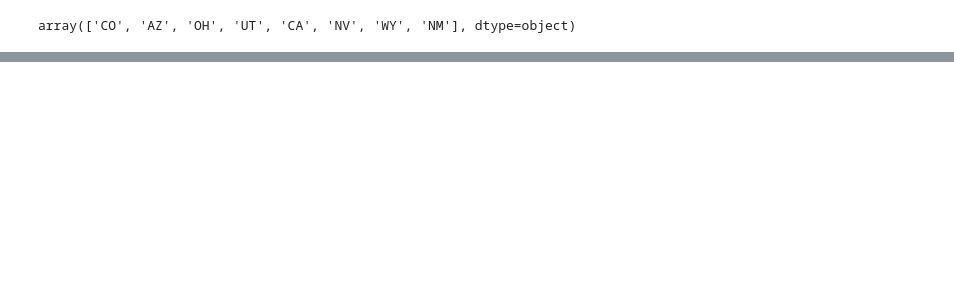
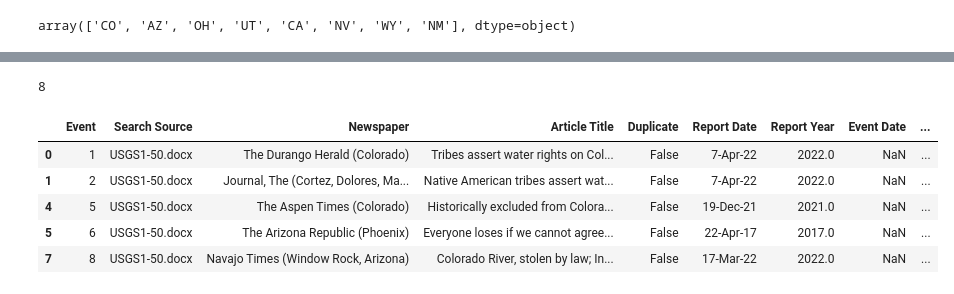
Before and after one commit to marietolteca00/eds220-2025-sections, a Jupyter notebook: section-2-co-basin-water-conflicts.ipynb, the cells around one changed output, grey strips where cells are left out. Cells and saved outputs as stored; diff of their text form; code cells hidden in the pictures; blank space fills up the shorter version.

```diff
--- a/section-2-co-basin-water-conflicts.ipynb
+++ b/section-2-co-basin-water-conflicts.ipynb
@@ -168,0 +223,14 @@ array(['CO', 'AZ', 'OH', 'UT', 'CA', 'NV', 'WY', 'NM'], dtype=object)
+# %%
+# Tells you how many unique values there are- WOULDN'T WORK
+water_con['State'].str.split('; ', expand=True).stack().nunique()
+# %% [output]
+8
+# %%
+water_con.head()
+# %% [output]
+|  | Event | Search Source | Newspaper | Article Title | Duplicate | Report Date | Report Year | Event Date | ... |
+| 0 | 1 | USGS1-50.docx | The Durango Herald (Colorado) | Tribes assert water rights on Col... | False | 7-Apr-22 | 2022.0 | NaN | ... |
+| 1 | 2 | USGS1-50.docx | Journal, The (Cortez, Dolores, Ma... | Native American tribes assert wat... | False | 7-Apr-22 | 2022.0 | NaN | ... |
+| 4 | 5 | USGS1-50.docx | The Aspen Times (Colorado) | Historically excluded from Colora... | False | 19-Dec-21 | 2021.0 | NaN | ... |
+| 5 | 6 | USGS1-50.docx | The Arizona Republic (Phoenix) | Everyone loses if we cannot agree... | False | 22-Apr-17 | 2017.0 | NaN | ... |
+| 7 | 8 | USGS1-50.docx | Navajo Times (Window Rock, Arizona) | Colorado River, stolen by law; In... | False | 17-Mar-22 | 2022.0 | NaN | ... |
```
Also changed, not shown: parts of 6 cells of this notebook.
